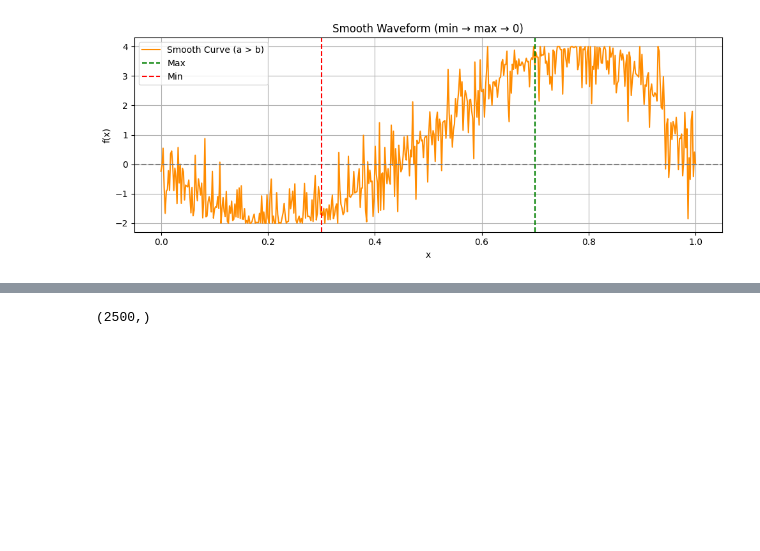
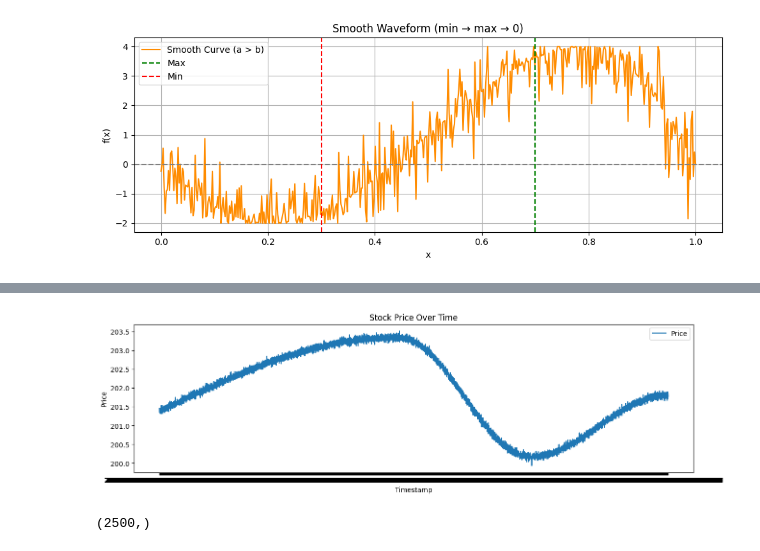
Before and after one commit to WizadCarton11/BloomTrading, a Jupyter notebook: ML/data_study.ipynb, the cells around one changed output, grey strips where cells are left out. Saved outputs shown, nothing was run; the diff lists cells and outputs as text; code cells hidden in the pictures; blank space fills up the shorter version.

```diff
--- a/ML/data_study.ipynb
+++ b/ML/data_study.ipynb
@@ -547,3 +560,21 @@ plt.show()
+# %%
+import pandas as pd
+import numpy as np
+
+# read a csv file
+df = pd.read_csv('/home/steeldev/Desktop/Github/PotatoTrade/ML/stock_data/AAPL .csv' )
+# %%
+import matplotlib.pyplot as plt
+plt.figure(figsize=(15, 4))
+# price,stock_symbol,timestamp,volume,change,changePercent
+plt.plot(df['timestamp'], df['price'], label='Price')
+plt.xlabel('Timestamp')
+plt.ylabel('Price')
+plt.title('Stock Price Over Time')
+plt.legend()
+plt.show()
+# %% [output]
+[figure, added]
 # %%
 y_vals.shape
 # %% [output]
```
Also changed, not shown: parts of 3 cells of this notebook, 43 other files.
